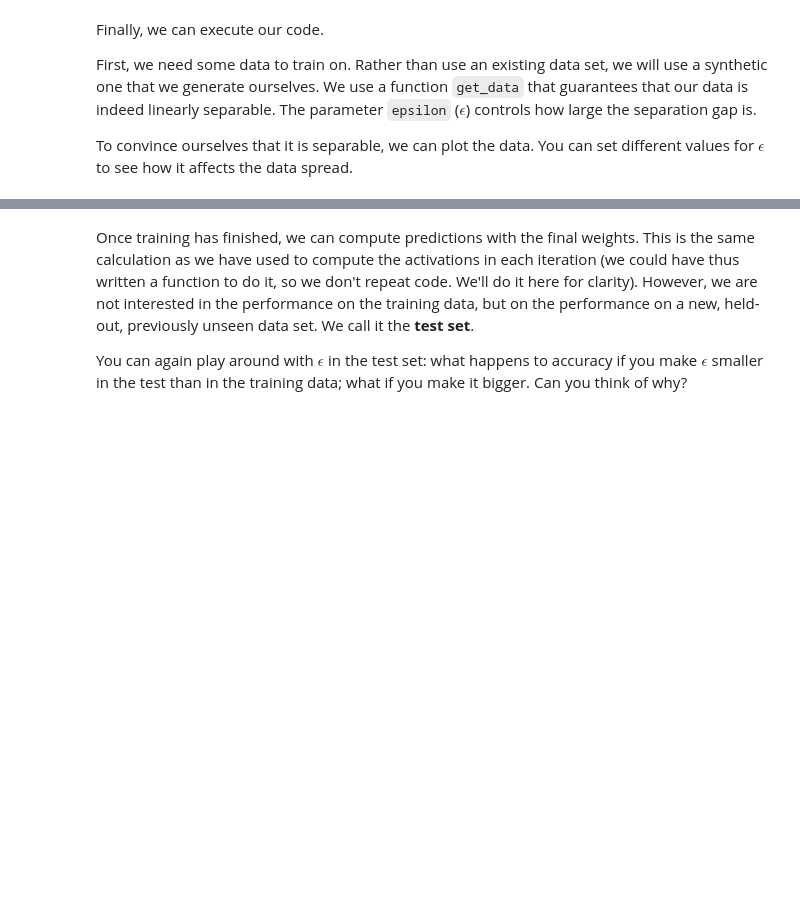
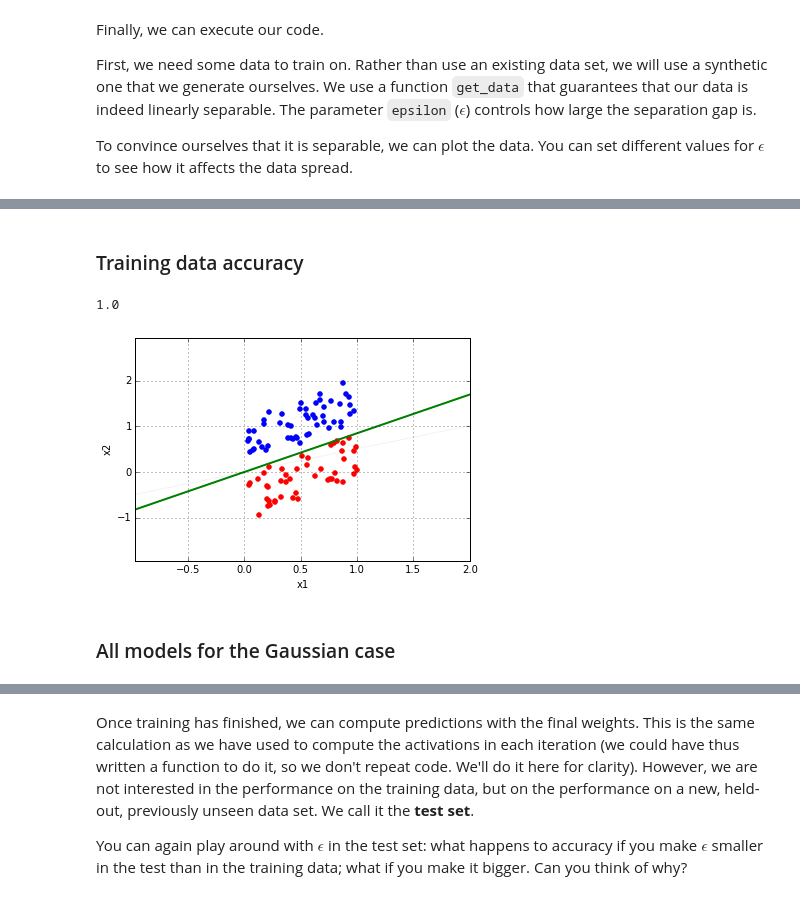
Before and after one commit to andersjo/scientific-programming-2015, a Jupyter notebook: lectures/lecture06/Introduction to the Perceptron.ipynb, the cells around one changed output, grey strips where cells are left out. Saved outputs shown, nothing was run; the diff lists cells and outputs as text; code cells hidden in the pictures; blank space fills up the shorter version.

```diff
--- a/lectures/lecture06/Introduction to the Perceptron.ipynb
+++ b/lectures/lecture06/Introduction to the Perceptron.ipynb
@@ -199,0 +125,44 @@ Final accuracy on training set: 1.0
+# %% [markdown]
+### Training data accuracy
+# %%
+y_pred = predict(D_lin_sep, models[-1])
+accuracy = (D_lin_sep.label == y_pred).sum() / len(y_pred)
+accuracy
+# %% [output]
+1.0
+# %%
+def get_y(x, w1, w2, bias):
+    '''
+    compute y value for specific x, given the weights and bias
+    (helper function for decision boundary)
+    '''
+    return (((-1 * x * w1) - bias) / w2)
+
+
+def plot_decision_boundary(model, ax, alpha=0.1, color='black', thickness=1):
+    '''
+    plot the decision boundary
+    '''
+    w1, w2, bias = model
+    x_min = -100
+    x_max = 100
+    ax.plot([x_min, x_max],
+            [get_y(x_min, w1, w2, bias), get_y(x_max, w1, w2, bias)],
+            'k-', alpha=alpha, c=color, lw=thickness)
+# %%
+fig, ax = plt.subplots()
+for model in models[:-1]:
+    plot_decision_boundary(model, alpha=0.1, color='gray', thickness=1, ax=ax)
+
+plot_decision_boundary(models[-1], alpha=1.0, color='green', thickness=2, ax=ax)
+
+D_lin_sep.query('label == 1').plot(kind='scatter', x='x1', y='x2', ax=ax, color='b')
+D_lin_sep.query('label == -1').plot(kind='scatter', x='x1', y='x2', ax=ax, color='r');
+
+
+ax.set_xlim(D_lin_sep.x1.min() - 1, D_lin_sep.x1.max() + 1)
+ax.set_ylim(D_lin_sep.x2.min() - 1, D_lin_sep.x2.max() + 1);
+# %% [output]
+[figure, added]
+# %% [markdown]
+### All models for the Gaussian case
```
Also changed, not shown: parts of 37 cells of this notebook.
